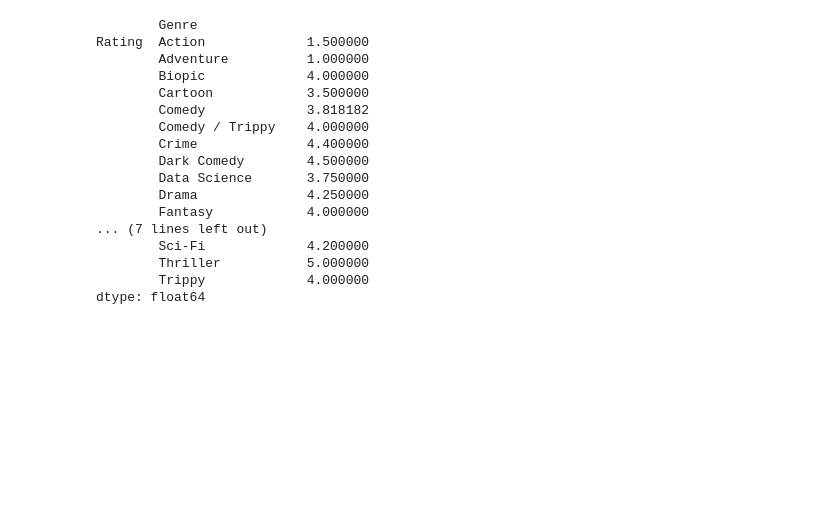
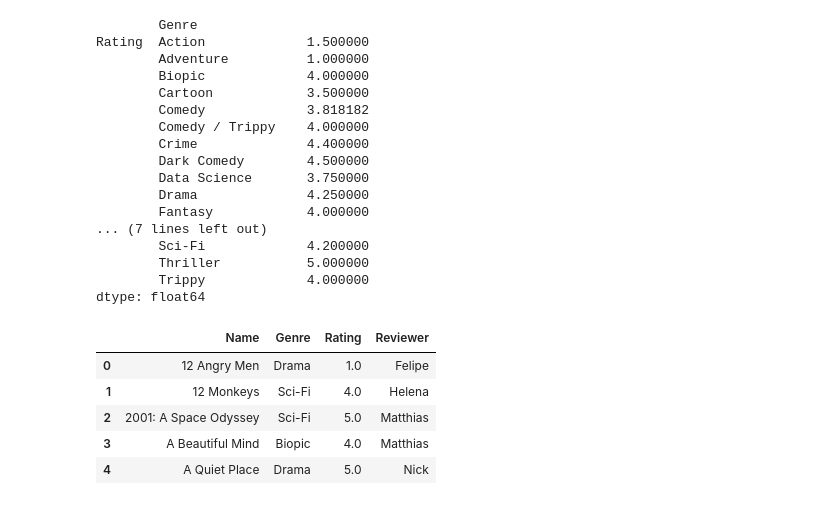
Before and after one commit to julian801/JC_Movie_Recommender, a Jupyter notebook: JC_Movie_Recommender.ipynb, the cells around one changed output. Saved outputs shown, nothing was run; the diff lists cells and outputs as text; code cells hidden in the pictures; blank space fills up the shorter version.

```diff
--- a/JC_Movie_Recommender.ipynb
+++ b/JC_Movie_Recommender.ipynb
@@ -31,3 +70,12 @@ Rating  Action             1.500000
         Thriller           5.000000
         Trippy             4.000000
 dtype: float64
+# %%
+df.head(5)
+# %% [output]
+|  | Name | Genre | Rating | Reviewer |
+| 0 | 12 Angry Men | Drama | 1.0 | Felipe |
+| 1 | 12 Monkeys | Sci-Fi | 4.0 | Helena |
+| 2 | 2001: A Space Odyssey | Sci-Fi | 5.0 | Matthias |
+| 3 | A Beautiful Mind | Biopic | 4.0 | Matthias |
+| 4 | A Quiet Place | Drama | 5.0 | Nick |
```
Also changed, not shown: parts of 14 cells of this notebook, 1 other file.
